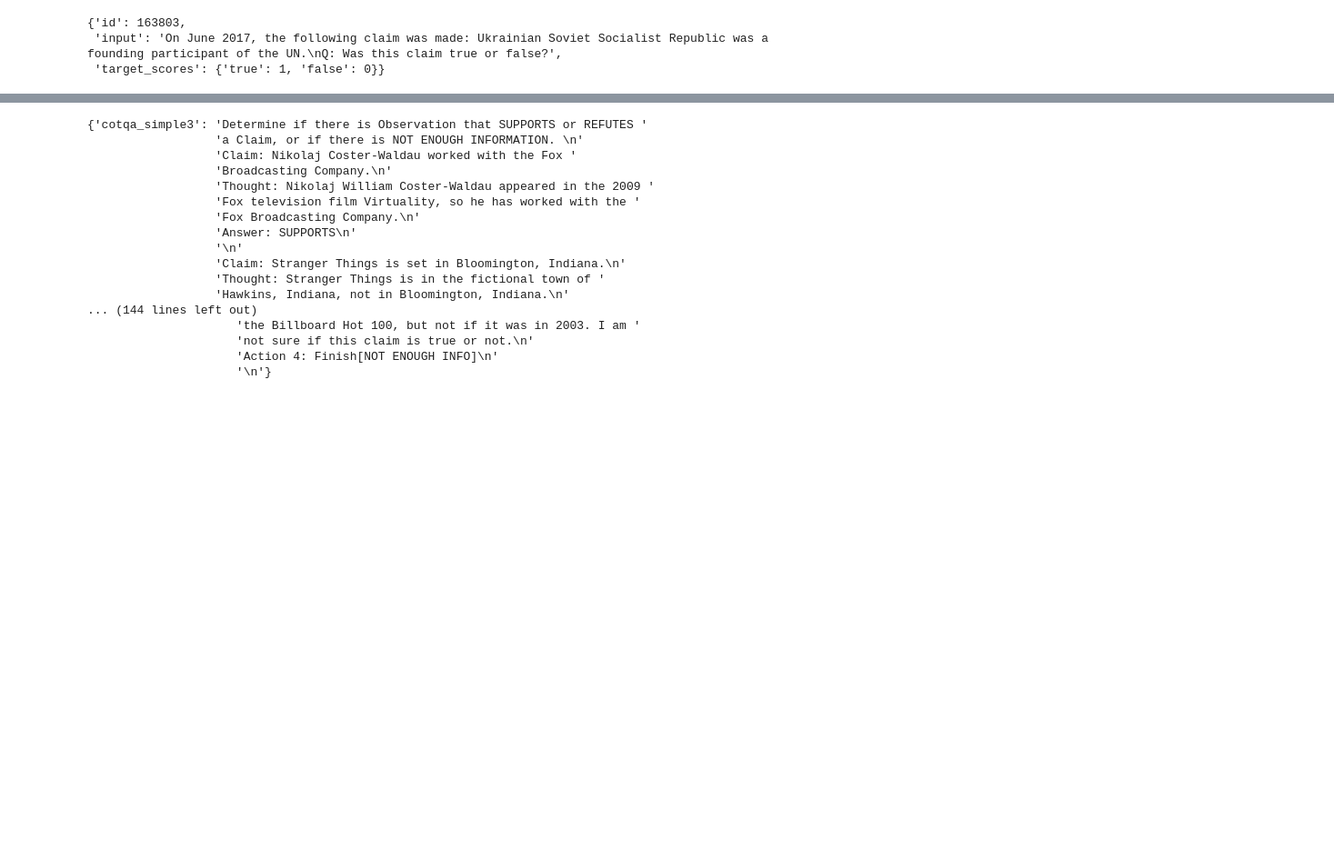
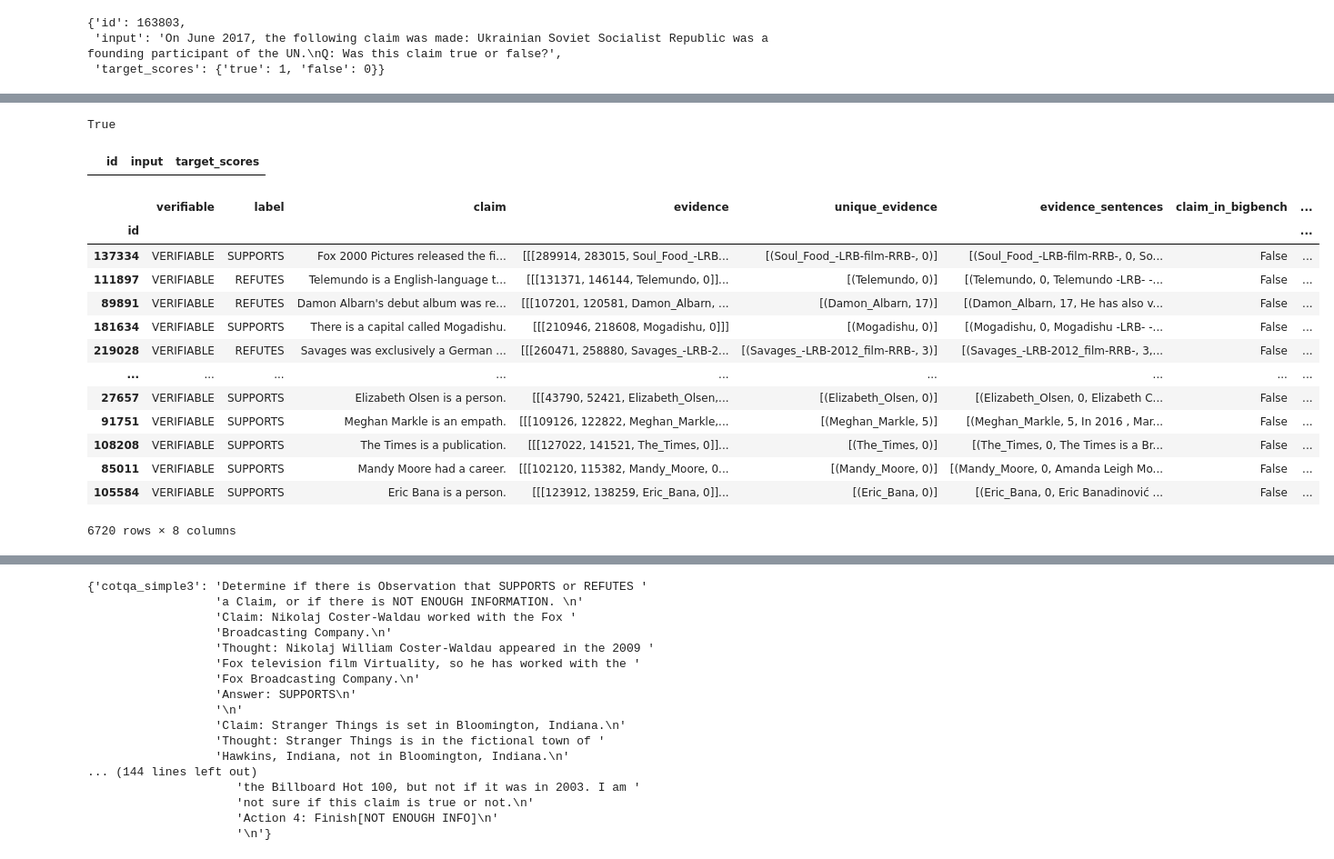
Before and after one commit to IBM/prompt-declaration-language, a Jupyter notebook: fever.ipynb, the cells around one changed output, grey strips where cells are left out. Shown at 91% size. Saved outputs shown, nothing was run; the diff lists cells and outputs as text; code cells hidden in the pictures; blank space fills up the shorter version.

```diff
--- a/fever.ipynb
+++ b/fever.ipynb
@@ -319,0 +634,22 @@ df = pd.read_json("shared_task_dev.jsonl", lines=True)
+# %%
+def evidence_mapper_sentence(evidences):
+    lines = []
+    for title,line in evidences:
+        if title is None or line is None:
+            continue
+        title = remove_accents(title)
+
+        if title not in wiki_pages_df.index:
+            print(title)
+            continue
+
+        sentence = wiki_pages_df.loc[title]
+        # if len(sentence) > 1:
+            # print("wtf", sentence)
+        if sentence["lines_split"] is not None and len(sentence["lines_split"]) > line:
+            sentence = sentence["lines_split"][line]
+            lines.append((title, line, sentence))
+        else:
+            print(sentence)
+    return list(lines)
+df["evidence_sentences"] = df["unique_evidence"].apply(evidence_mapper_sentence)
@@ -319,0 +658,8 @@ df = pd.read_json("shared_task_dev.jsonl", lines=True)
+# %%
+bigbench.input.str.contains("Ukraine").any()
+# %% [output]
+True
+# %%
+bigbench[bigbench.input.str.contains("There is a capital called Mogadishu")]
+# %% [output]
+|  | id | input | target_scores |
@@ -319,0 +670,18 @@ df = pd.read_json("shared_task_dev.jsonl", lines=True)
+# %%
+train_df = df[(~df.index.isin(bigbench.index)) & (df["evidence_sentence_count"] > 0)]
+train_df
+# %% [output]
+|  | verifiable | label | claim | evidence | unique_evidence | evidence_sentences | claim_in_bigbench | ... |
+| id |  |  |  |  |  |  |  | ... |
+| 137334 | VERIFIABLE | SUPPORTS | Fox 2000 Pictures released the fi... | [[[289914, 283015, Soul_Food_-LRB... | [(Soul_Food_-LRB-film-RRB-, 0)] | [(Soul_Food_-LRB-film-RRB-, 0, So... | False | ... |
+| 111897 | VERIFIABLE | REFUTES | Telemundo is a English-language t... | [[[131371, 146144, Telemundo, 0]]... | [(Telemundo, 0)] | [(Telemundo, 0, Telemundo -LRB- -... | False | ... |
+| 89891 | VERIFIABLE | REFUTES | Damon Albarn's debut album was re... | [[[107201, 120581, Damon_Albarn, ... | [(Damon_Albarn, 17)] | [(Damon_Albarn, 17, He has also v... | False | ... |
+| 181634 | VERIFIABLE | SUPPORTS | There is a capital called Mogadishu. | [[[210946, 218608, Mogadishu, 0]]] | [(Mogadishu, 0)] | [(Mogadishu, 0, Mogadishu -LRB- -... | False | ... |
+| 219028 | VERIFIABLE | REFUTES | Savages was exclusively a German ... | [[[260471, 258880, Savages_-LRB-2... | [(Savages_-LRB-2012_film-RRB-, 3)] | [(Savages_-LRB-2012_film-RRB-, 3,... | False | ... |
+| ... | ... | ... | ... | ... | ... | ... | ... | ... |
+| 27657 | VERIFIABLE | SUPPORTS | Elizabeth Olsen is a person. | [[[43790, 52421, Elizabeth_Olsen,... | [(Elizabeth_Olsen, 0)] | [(Elizabeth_Olsen, 0, Elizabeth C... | False | ... |
+| 91751 | VERIFIABLE | SUPPORTS | Meghan Markle is an empath. | [[[109126, 122822, Meghan_Markle,... | [(Meghan_Markle, 5)] | [(Meghan_Markle, 5, In 2016 , Mar... | False | ... |
+| 108208 | VERIFIABLE | SUPPORTS | The Times is a publication. | [[[127022, 141521, The_Times, 0]]... | [(The_Times, 0)] | [(The_Times, 0, The Times is a Br... | False | ... |
+| 85011 | VERIFIABLE | SUPPORTS | Mandy Moore had a career. | [[[102120, 115382, Mandy_Moore, 0... | [(Mandy_Moore, 0)] | [(Mandy_Moore, 0, Amanda Leigh Mo... | False | ... |
+| 105584 | VERIFIABLE | SUPPORTS | Eric Bana is a person. | [[[123912, 138259, Eric_Bana, 0]]... | [(Eric_Bana, 0)] | [(Eric_Bana, 0, Eric Banadinović ... | False | ... |
+6720 rows × 8 columns
```
Also changed, not shown: parts of 85 cells of this notebook, 25 other files.
